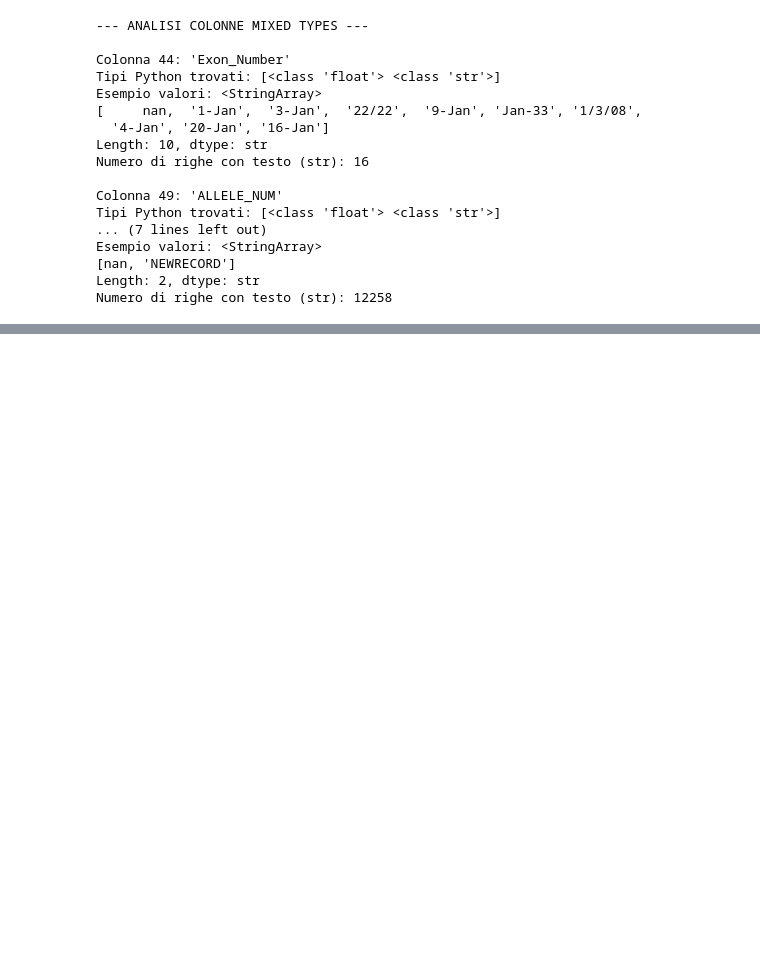
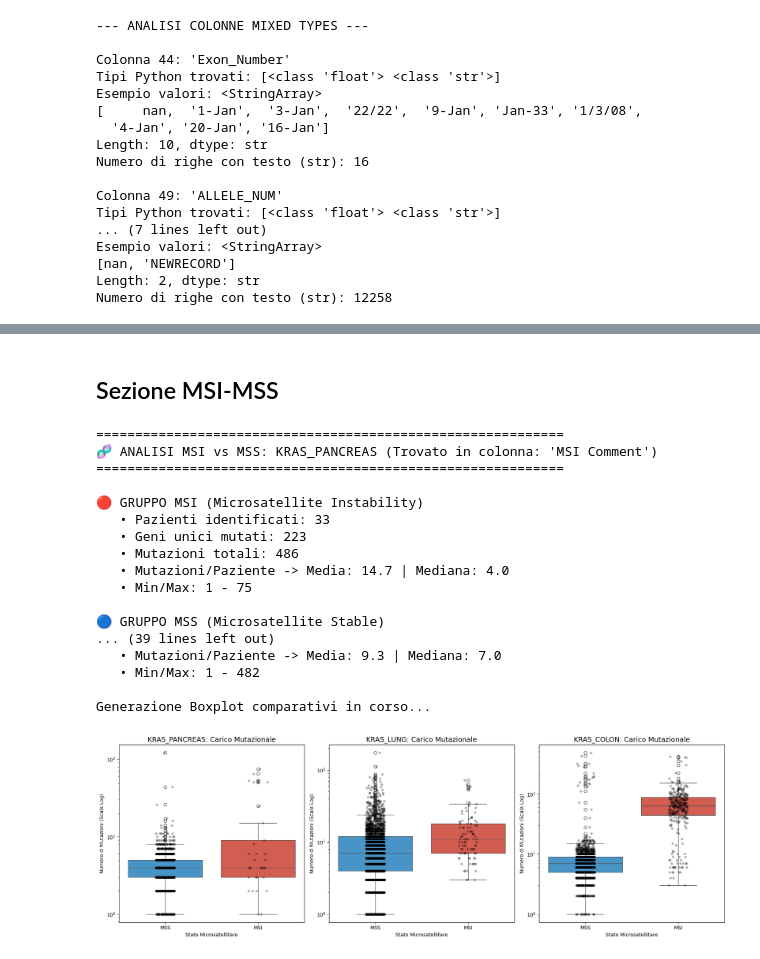
Before and after one commit to MicheleP1004/DHL_prj, a Jupyter notebook: full_try/data_filtering.ipynb, the cells around one changed output, grey strips where cells are left out. Saved outputs shown, nothing was run; the diff lists cells and outputs as text; code cells hidden in the pictures; blank space fills up the shorter version.

```diff
--- a/full_try/data_filtering.ipynb
+++ b/full_try/data_filtering.ipynb
@@ -218,0 +406,2 @@ Numero di righe con testo (str): 12258
+# %% [markdown]
+## Sezione MSI-MSS
@@ -218,0 +525,51 @@ Numero di righe con testo (str): 12258
+# %%
+# --- ESECUZIONE ANALISI MSI/MSS ---
+
+msi_results = []
+
+# Analisi Pancreas
+res_panc = analyze_msi_mss(
+    cohort_path="./kras_pancreas",
+    master_filename="F_pancreas.csv",
+    mut_filename="F_data_mutations.txt"
+)
+msi_results.append(res_panc)
+
+# Analisi Lung
+res_lung = analyze_msi_mss(
+    cohort_path="./kras_lung",
+    master_filename="F_lung.csv",
+    mut_filename="F_data_mutations.txt"
+)
+msi_results.append(res_lung)
+
+# Analisi Colon (Qui ti aspetterai i risultati più marcati)
+res_colon = analyze_msi_mss(
+    cohort_path="./kras_colon",
+    master_filename="F_colon.csv",
+    mut_filename="F_data_mutations.txt"
+)
+msi_results.append(res_colon)
+
+# Grafico delle distribuzioni a confronto
+print("\nGenerazione Boxplot comparativi in corso...")
+plot_msi_comparison(msi_results)
+# %% [output]
+============================================================
+🧬 ANALISI MSI vs MSS: KRAS_PANCREAS (Trovato in colonna: 'MSI Comment')
+============================================================
+
+🔴 GRUPPO MSI (Microsatellite Instability)
+   • Pazienti identificati: 33
+   • Geni unici mutati: 223
+   • Mutazioni totali: 486
+   • Mutazioni/Paziente -> Media: 14.7 | Mediana: 4.0
+   • Min/Max: 1 - 75
+
+🔵 GRUPPO MSS (Microsatellite Stable)
+... (39 lines left out)
+   • Mutazioni/Paziente -> Media: 9.3 | Mediana: 7.0
+   • Min/Max: 1 - 482
+
+Generazione Boxplot comparativi in corso...
+[figure, added]
```
Also changed, not shown: parts of 27 cells of this notebook.
